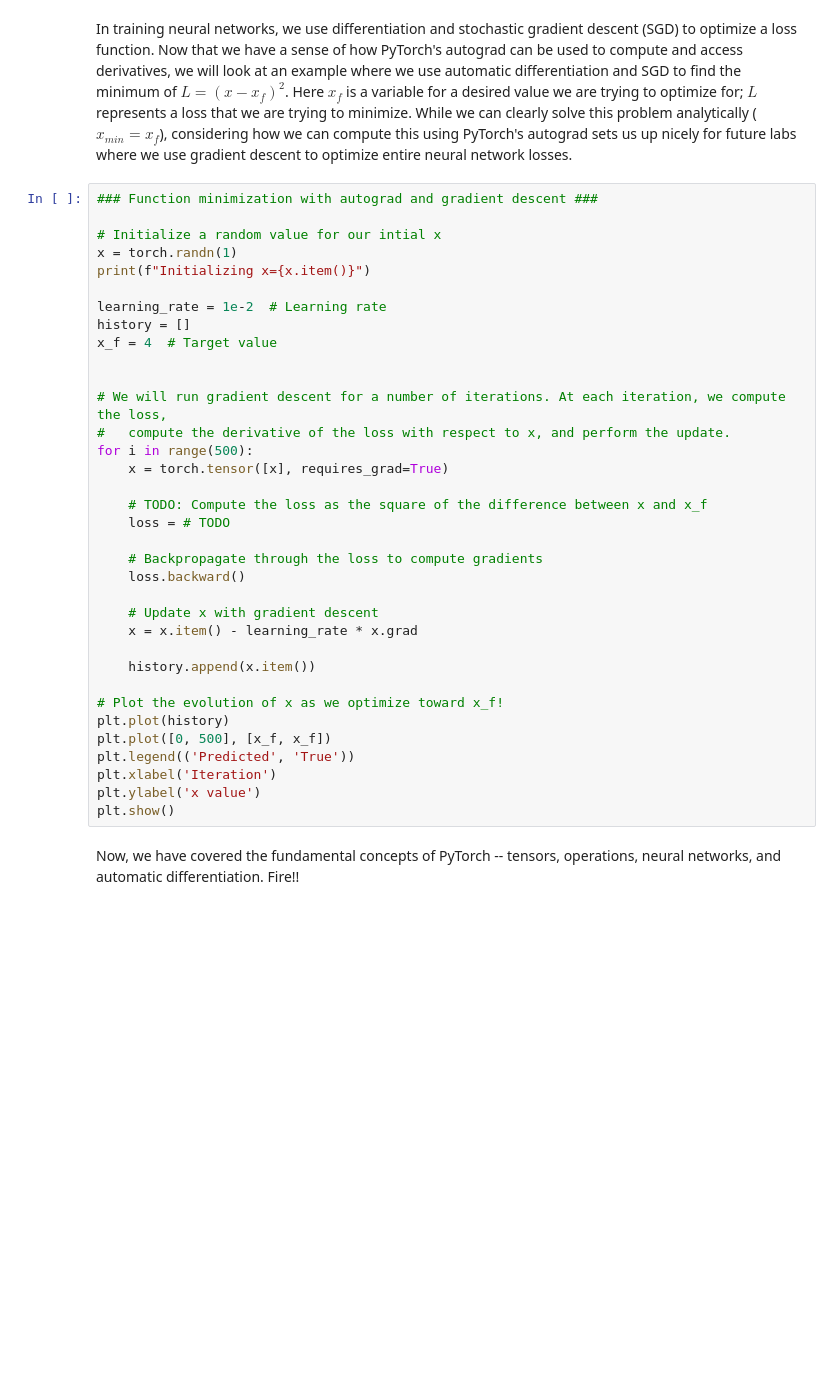
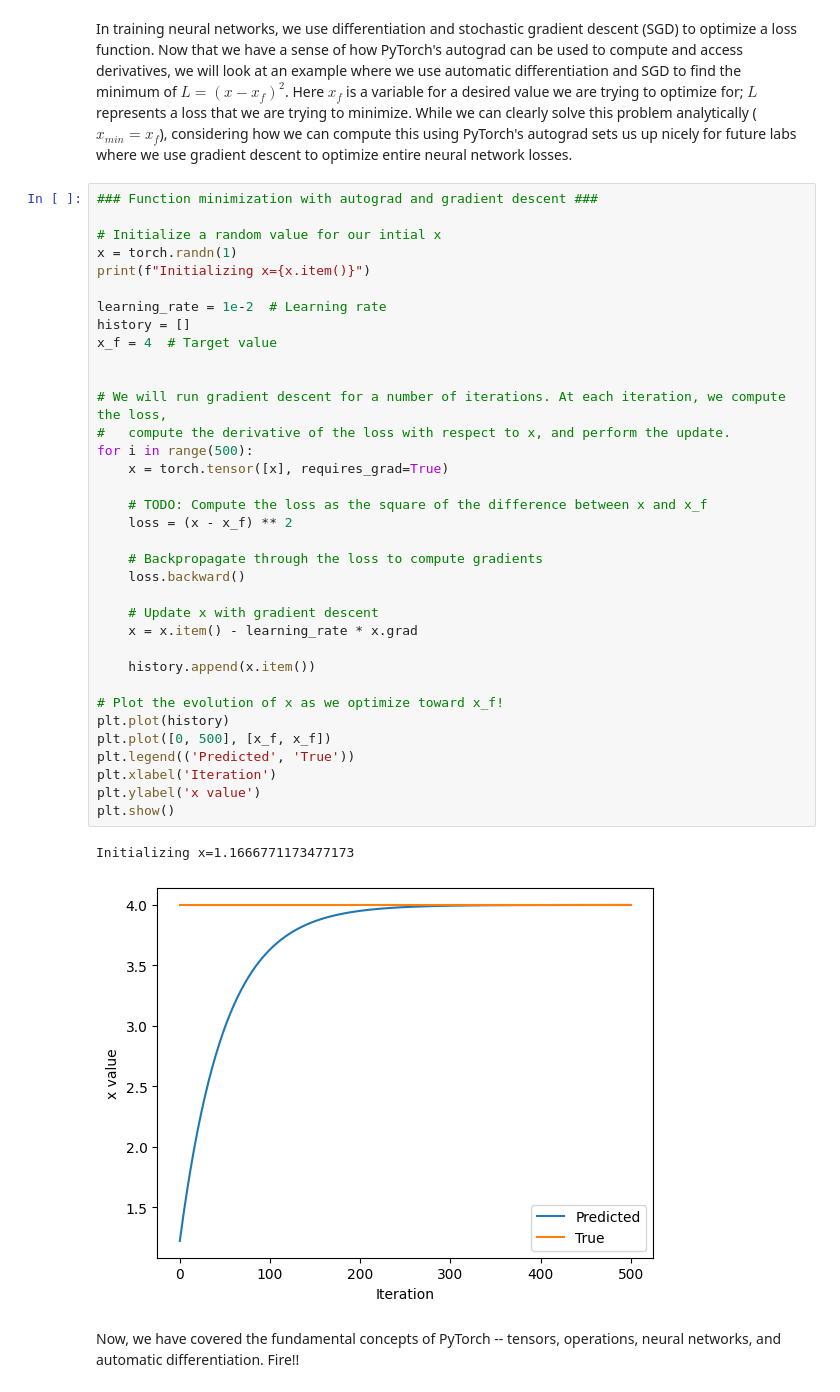
Before and after one commit to sahand1807/introtodeeplearning, a Jupyter notebook: lab1/PT_Part1_Intro.ipynb, the cells around one changed output. Saved outputs shown, nothing was run; the diff lists cells and outputs as text; blank space fills up the shorter version.

```diff
--- a/lab1/PT_Part1_Intro.ipynb
+++ b/lab1/PT_Part1_Intro.ipynb
@@ -322,33 +346,36 @@ In training neural networks, we use differentiation and stochastic gradient desc
 x = torch.randn(1)
 print(f"Initializing x={x.item()}")
 
 learning_rate = 1e-2  # Learning rate
 history = []
 x_f = 4  # Target value
 
 
 # We will run gradient descent for a number of iterations. At each iteration, we compute the loss,
 #   compute the derivative of the loss with respect to x, and perform the update.
 for i in range(500):
     x = torch.tensor([x], requires_grad=True)
 
     # TODO: Compute the loss as the square of the difference between x and x_f
-    loss = # TODO
+    loss = (x - x_f) ** 2
 
     # Backpropagate through the loss to compute gradients
     loss.backward()
 
     # Update x with gradient descent
     x = x.item() - learning_rate * x.grad
 
     history.append(x.item())
 
 # Plot the evolution of x as we optimize toward x_f!
 plt.plot(history)
 plt.plot([0, 500], [x_f, x_f])
 plt.legend(('Predicted', 'True'))
 plt.xlabel('Iteration')
 plt.ylabel('x value')
 plt.show()
+# %% [output]
+Initializing x=1.1666771173477173
+[figure, added]
 # %% [markdown]
 Now, we have covered the fundamental concepts of PyTorch -- tensors, operations, neural networks, and automatic differentiation. Fire!!
```
Also changed, not shown: parts of 13 cells of this notebook.
